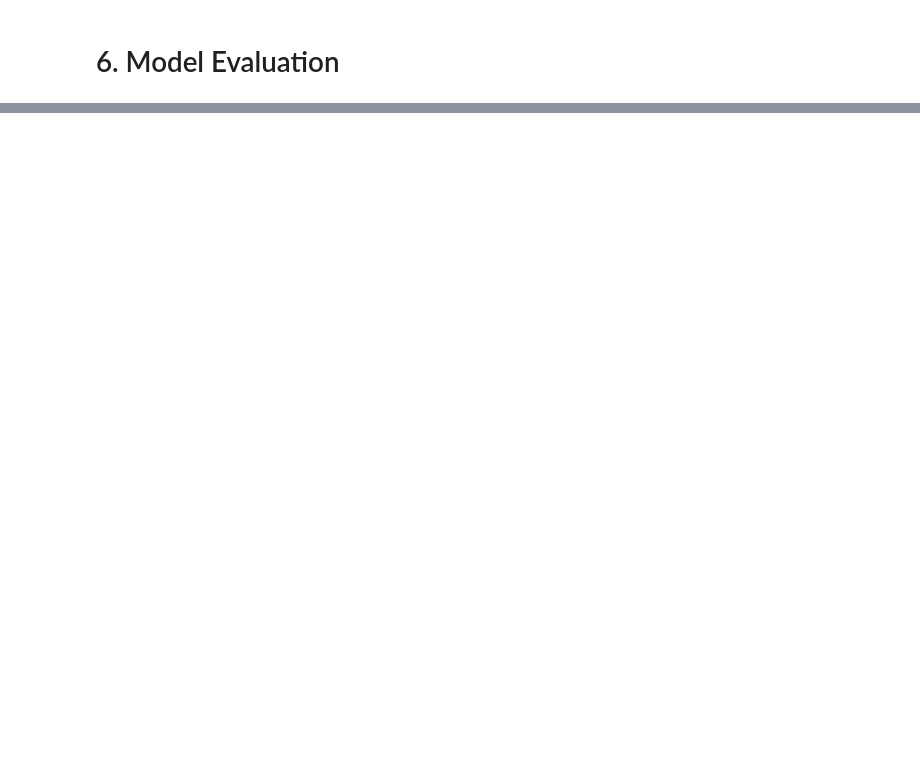
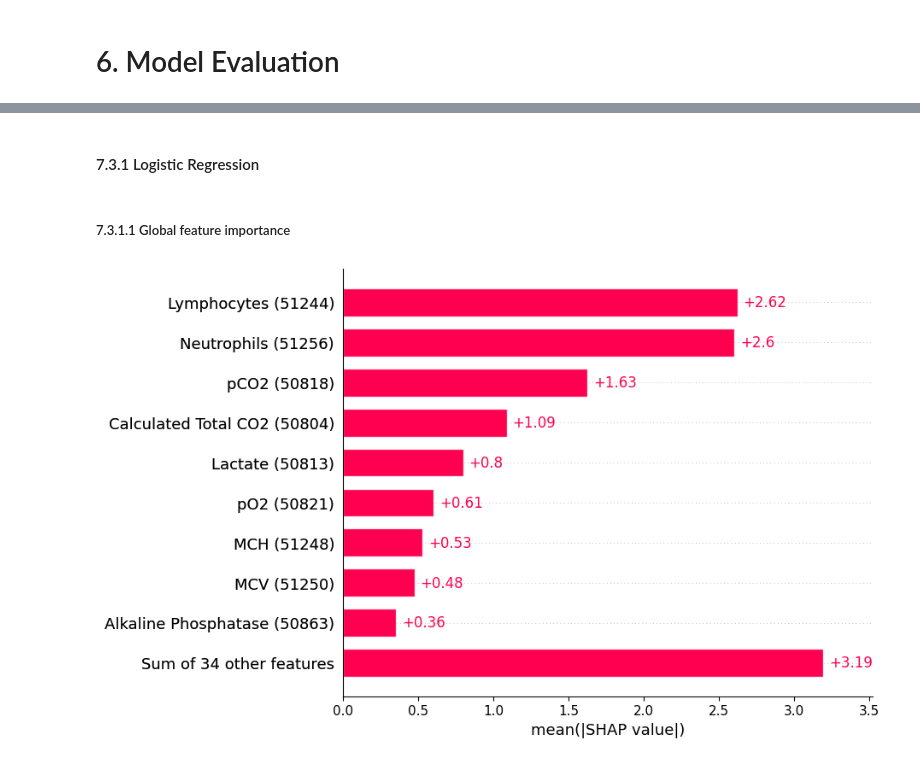
Before and after one commit to 23233408/CAPSTONE, a Jupyter notebook: Amy Hung/Traditional_ML_v1.ipynb, the cells around one changed output, grey strips where cells are left out. Drawn from its saved outputs; the diff is of its cells as text; code cells hidden in the pictures; blank space fills up the shorter version.

```diff
--- a/Amy Hung/Traditional_ML_v1.ipynb
+++ b/Amy Hung/Traditional_ML_v1.ipynb
@@ -344,0 +512,16 @@ mp.plot_combined_roc_curves(candidate_models, X_t3_test, y_t3_test)
+# %%
+target_column = ["IS_SEPSIS"]
+feature_columns = dfs_dict_without_missing['top40']['t3'].columns.drop("IS_SEPSIS").tolist()
+
+# Convert 'ITEMID_' column to title
+itemid_columns = [col for col in feature_columns if col.startswith('ITEMID_')]
+title_mapping = dataLoader.convert_itemid_to_title(itemid_columns, df_desc_labitems)
+for itemid, title in title_mapping.items():
+    feature_columns[feature_columns.index(itemid)] = title
+# %%
+# Convert numpy array back to DataFrame
+X_t3_train_df = pd.DataFrame(X_t3_train, columns=feature_columns)
+y_t3_train_df = pd.DataFrame(y_t3_train, columns=target_column)
+
+X_t3_test_df = pd.DataFrame(X_t3_test, columns=feature_columns)
+y_t3_test_df = pd.DataFrame(y_t3_test, columns=target_column)
@@ -344,0 +544,14 @@ mp.plot_combined_roc_curves(candidate_models, X_t3_test, y_t3_test)
+# %% [markdown]
+#### 7.3.1 Logistic Regression
+# %% [markdown]
+##### 7.3.1.1 Global feature importance
+# %%
+explainer_lr = shap.Explainer(candidate_models['Logistic_Regression'], X_t3_train_df)  # Create an explainer for your model
+shap_values_lr = explainer_lr(X_t3_test_df)  # Calculate SHAP values for your test data
+
+# set a display version of the data to use for plotting (has string values)
+shap_values_lr.display_data = shap.datasets.adult(display=True)[0].values
+# %%
+shap.plots.bar(shap_values_lr)
+# %% [output]
+[figure, added]
```
Also changed, not shown: parts of 32 cells of this notebook.
